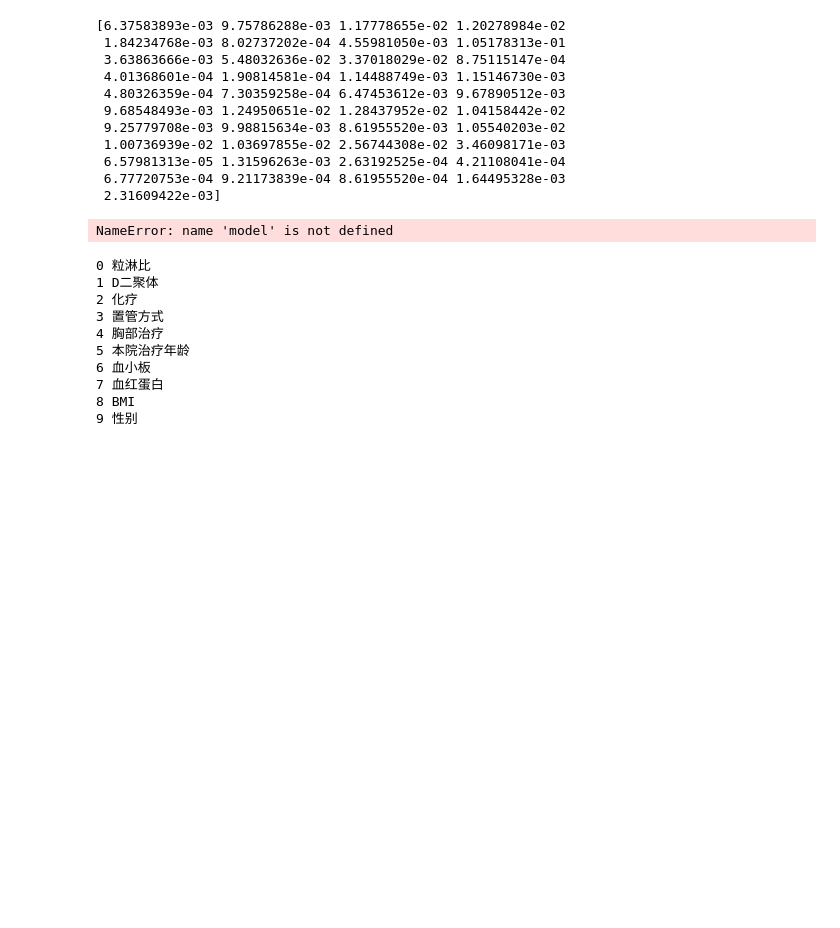
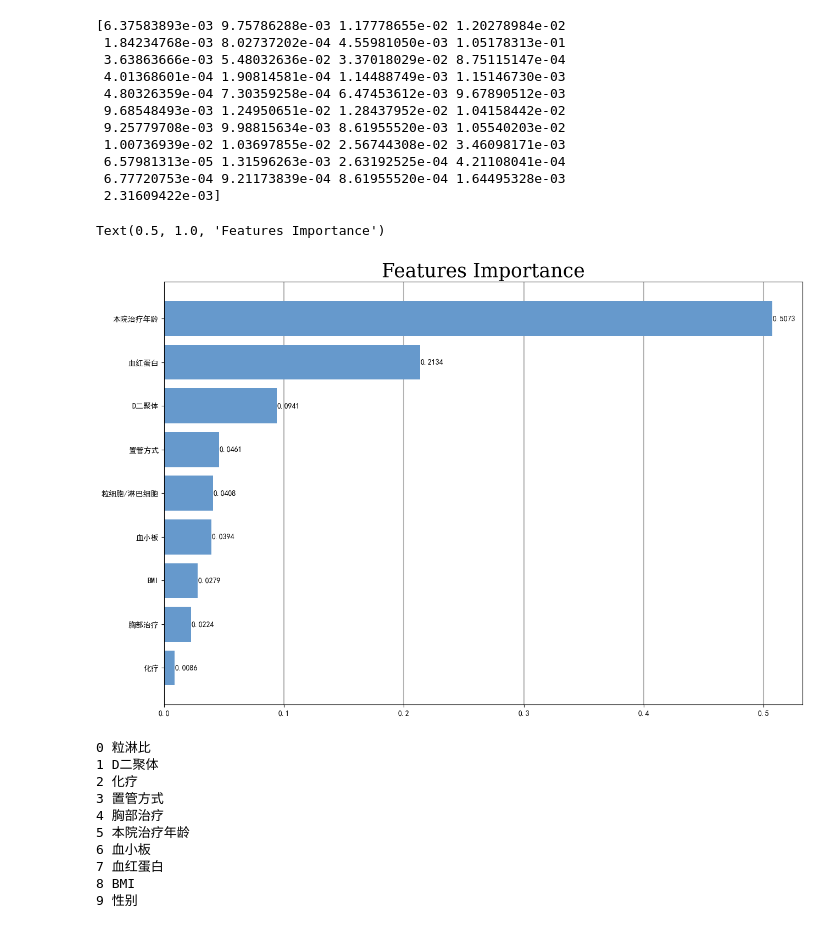
Before and after one commit to ssssszj/Tumor_prediction, a Jupyter notebook: ensemble_model.ipynb, the cells around one changed output. Saved outputs shown, nothing was run; the diff lists cells and outputs as text; code cells hidden in the pictures; blank space fills up the shorter version.

```diff
--- a/ensemble_model.ipynb
+++ b/ensemble_model.ipynb
@@ -821,7 +846,7 @@ import matplotlib
 # features_imp = result.importances_mean
 features_imp = model.feature_importances_
 Name = Tumor_file.columns
-names = ['粒淋比','D二聚体','化疗','置管方式','胸部治疗','本院治疗年龄','血小板','血红蛋白','BMI','性别']
+names = variable_names
 Features_imp = []
 Names = []
 
@@ -833,34 +858,35 @@ for i in range(len(features_imp)):
 
 Sum = np.array(Features_imp).sum()
 for i in range(len(Features_imp)):
     Features_imp[i] = Features_imp[i]/Sum
 
 matplotlib.rc('font', family='SimHei', weight='bold')
 plt.rcParams['axes.unicode_minus'] = False
 
 fig,ax = plt.subplots(figsize=(15,10))
 
 ax.axvline(x=0.1,color="black",alpha=0.3)
 ax.axvline(x=0.2,color="black",alpha=0.3)
 ax.axvline(x=0.3,color="black",alpha=0.3)
 ax.axvline(x=0.4,color="black",alpha=0.3)
 ax.axvline(x=0.5,color="black",alpha=0.3)
 
 
 b = ax.barh(range(len(Names)),Features_imp,color='#6699CC',zorder=2)
 
 for rect in b:
     w = rect.get_width()
     ax.text(w+0.0003,rect.get_y()+rect.get_height()/2,'%.4f'%w,ha='left',va='center')
 
 ax.set_yticks(range(len(Names)))
 ax.set_yticklabels(Names)
 #ax.set_xticks()
 
 
 plt.title('Features Importance',loc='center',fontsize='25',color='black',fontfamily='serif')
 # %% [output]
-NameError: name 'model' is not defined
+Text(0.5, 1.0, 'Features Importance')
+[figure, added]
 # %%
 for i in range(len(names)):
     print(i,names[i])
```
Also changed, not shown: parts of 15 cells of this notebook.
